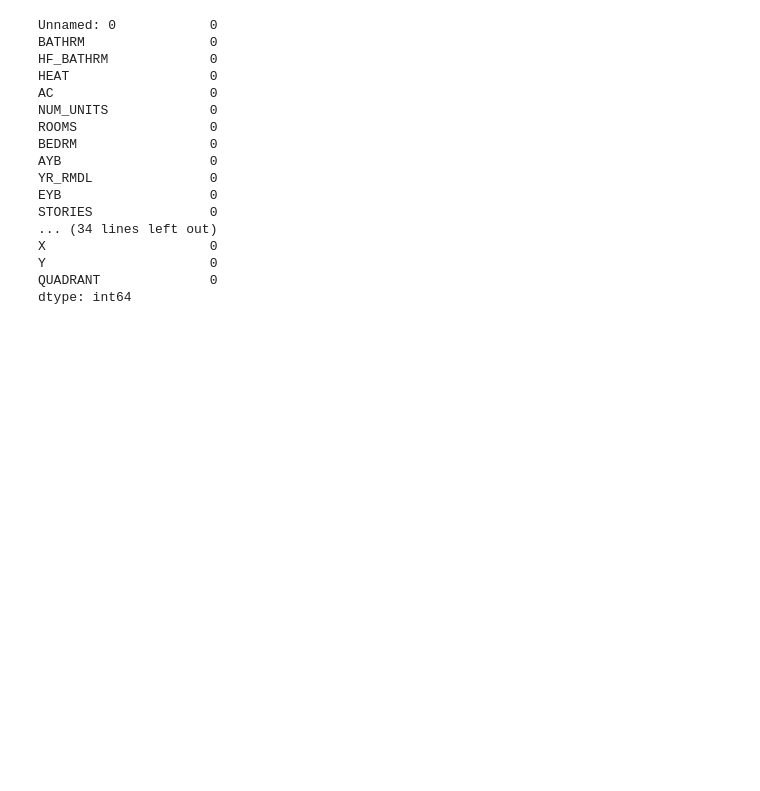
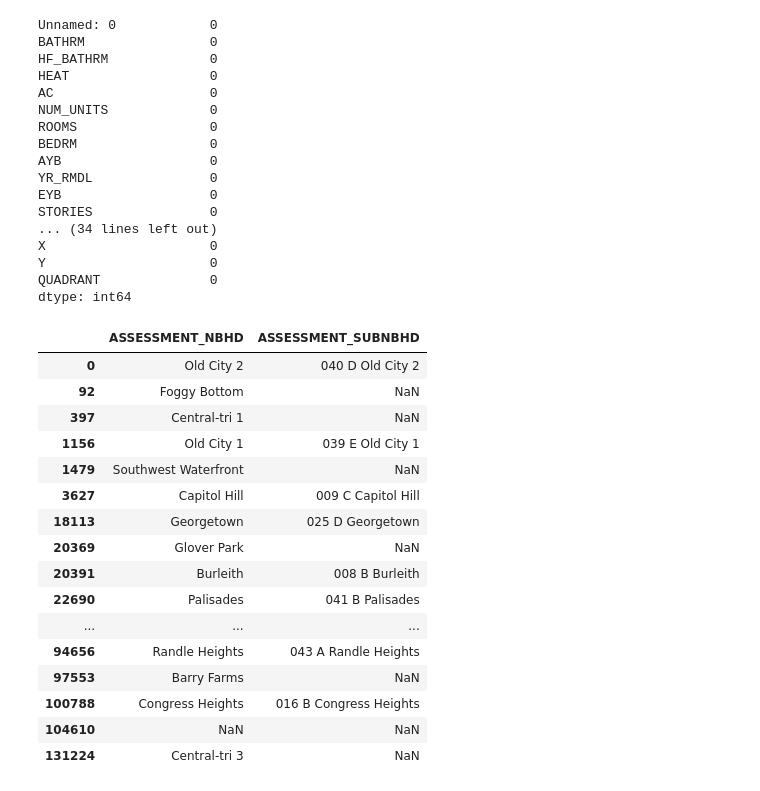
Before and after one commit to traveldud/DATA-Repository-1, a Jupyter notebook: DcPropertiesProject1.ipynb, the cells around one changed output. Cells and saved outputs as stored; diff of their text form; code cells hidden in the pictures; blank space fills up the shorter version.

```diff
--- a/DcPropertiesProject1.ipynb
+++ b/DcPropertiesProject1.ipynb
@@ -91,3 +111,25 @@ X                     0
 Y                     0
 QUADRANT              0
 dtype: int64
+# %%
+df_neigh=df[['ASSESSMENT_NBHD','ASSESSMENT_SUBNBHD']]
+df_neigh.drop_duplicates(['ASSESSMENT_NBHD'])
+#df.drop_duplicates(['Names'], keep='last')
+# %% [output]
+|  | ASSESSMENT_NBHD | ASSESSMENT_SUBNBHD |
+| 0 | Old City 2 | 040 D Old City 2 |
+| 92 | Foggy Bottom | NaN |
+| 397 | Central-tri 1 | NaN |
+| 1156 | Old City 1 | 039 E Old City 1 |
+| 1479 | Southwest Waterfront | NaN |
+| 3627 | Capitol Hill | 009 C Capitol Hill |
+| 18113 | Georgetown | 025 D Georgetown |
+| 20369 | Glover Park | NaN |
+| 20391 | Burleith | 008 B Burleith |
+| 22690 | Palisades | 041 B Palisades |
+| ... | ... | ... |
+| 94656 | Randle Heights | 043 A Randle Heights |
+| 97553 | Barry Farms | NaN |
+| 100788 | Congress Heights | 016 B Congress Heights |
+| 104610 | NaN | NaN |
+| 131224 | Central-tri 3 | NaN |
```
Also changed, not shown: parts of 9 cells of this notebook.
